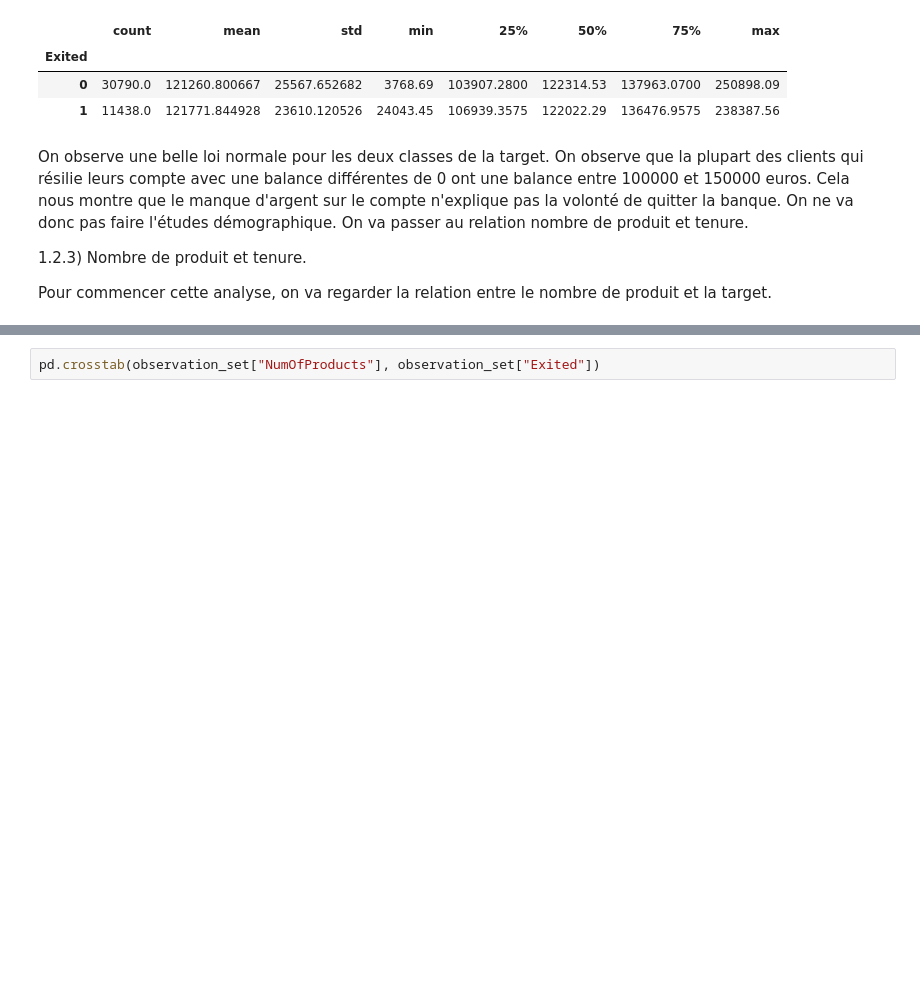
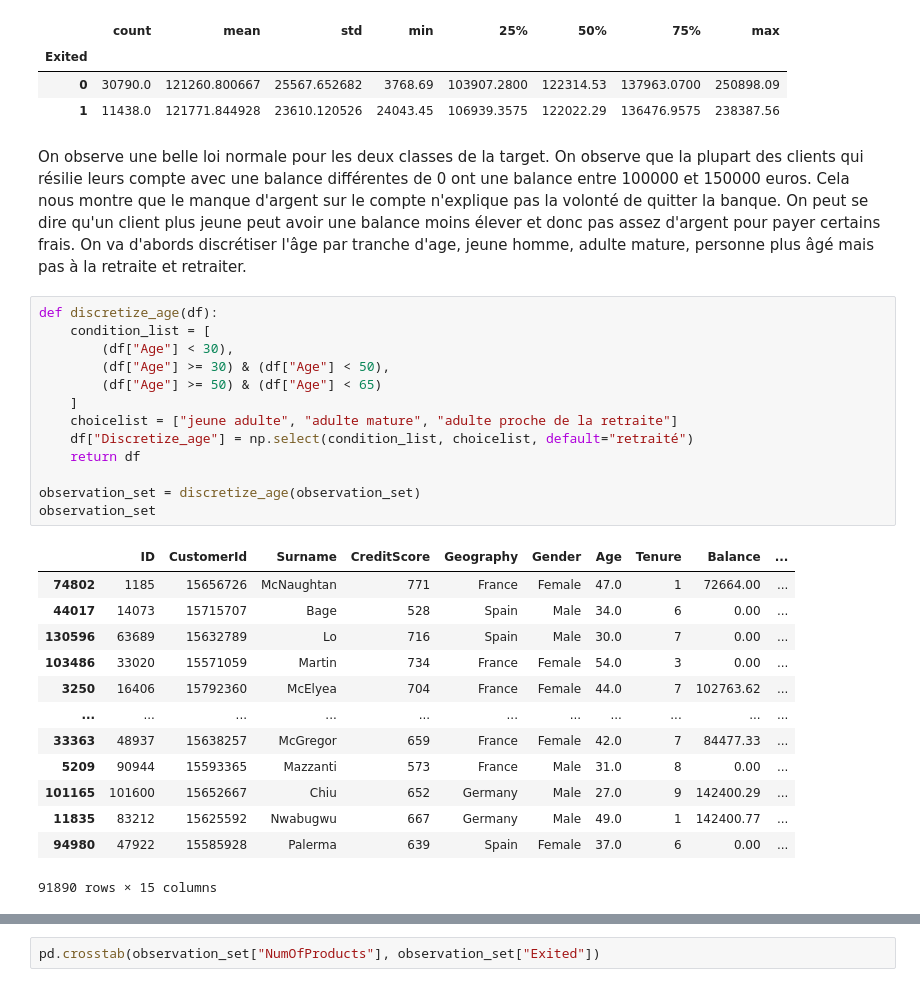
Before and after one commit to fmazur57u/Bank-churn, a Jupyter notebook: bankChurn/src/bankchurn/projet_bank_churn.ipynb, the cells around one changed output, grey strips where cells are left out. Cells and saved outputs as stored; diff of their text form; blank space fills up the shorter version.

```diff
--- a/bankChurn/src/bankchurn/projet_bank_churn.ipynb
+++ b/bankChurn/src/bankchurn/projet_bank_churn.ipynb
@@ -227,8 +227,31 @@ observation_set.query("`Balance` != 0").groupby("Exited")["Balance"].describe()
 | 0 | 30790.0 | 121260.800667 | 25567.652682 | 3768.69 | 103907.2800 | 122314.53 | 137963.0700 | 250898.09 |
 | 1 | 11438.0 | 121771.844928 | 23610.120526 | 24043.45 | 106939.3575 | 122022.29 | 136476.9575 | 238387.56 |
 # %% [markdown]
-On observe une belle loi normale pour les deux classes de la target. On observe que la plupart des clients qui résilie leurs compte avec une balance différentes de 0 ont une balance entre 100000 et 150000 euros. Cela nous montre que le manque d'argent sur le compte n'explique pas la volonté de quitter la banque. On ne va donc pas faire l'études démographique. On va passer au relation nombre de produit et tenure.
-
-1.2.3) Nombre de produit et tenure.
-
-Pour commencer cette analyse, on va regarder la relation entre le nombre de produit et la target.
+On observe une belle loi normale pour les deux classes de la target. On observe que la plupart des clients qui résilie leurs compte avec une balance différentes de 0 ont une balance entre 100000 et 150000 euros. Cela nous montre que le manque d'argent sur le compte n'explique pas la volonté de quitter la banque. On peut se dire qu'un client plus jeune peut avoir une balance moins élever et donc pas assez d'argent pour payer certains frais. On va d'abords discrétiser l'âge par tranche d'age, jeune homme, adulte mature, personne plus âgé mais pas à la retraite et retraiter.
+# %%
+def discretize_age(df):
+    condition_list = [
+        (df["Age"] < 30),
+        (df["Age"] >= 30) & (df["Age"] < 50),
+        (df["Age"] >= 50) & (df["Age"] < 65)
+    ]
+    choicelist = ["jeune adulte", "adulte mature", "adulte proche de la retraite"]
+    df["Discretize_age"] = np.select(condition_list, choicelist, default="retraité")
+    return df
+
+observation_set = discretize_age(observation_set)
+observation_set
+# %% [output]
+|  | ID | CustomerId | Surname | CreditScore | Geography | Gender | Age | Tenure | Balance | ... |
+| 74802 | 1185 | 15656726 | McNaughtan | 771 | France | Female | 47.0 | 1 | 72664.00 | ... |
+| 44017 | 14073 | 15715707 | Bage | 528 | Spain | Male | 34.0 | 6 | 0.00 | ... |
+| 130596 | 63689 | 15632789 | Lo | 716 | Spain | Male | 30.0 | 7 | 0.00 | ... |
+| 103486 | 33020 | 15571059 | Martin | 734 | France | Female | 54.0 | 3 | 0.00 | ... |
+| 3250 | 16406 | 15792360 | McElyea | 704 | France | Female | 44.0 | 7 | 102763.62 | ... |
+| ... | ... | ... | ... | ... | ... | ... | ... | ... | ... | ... |
+| 33363 | 48937 | 15638257 | McGregor | 659 | France | Female | 42.0 | 7 | 84477.33 | ... |
+| 5209 | 90944 | 15593365 | Mazzanti | 573 | France | Male | 31.0 | 8 | 0.00 | ... |
+| 101165 | 101600 | 15652667 | Chiu | 652 | Germany | Male | 27.0 | 9 | 142400.29 | ... |
+| 11835 | 83212 | 15625592 | Nwabugwu | 667 | Germany | Male | 49.0 | 1 | 142400.77 | ... |
+| 94980 | 47922 | 15585928 | Palerma | 639 | Spain | Female | 37.0 | 6 | 0.00 | ... |
+91890 rows × 15 columns
```
Also changed, not shown: parts of 8 cells of this notebook.
